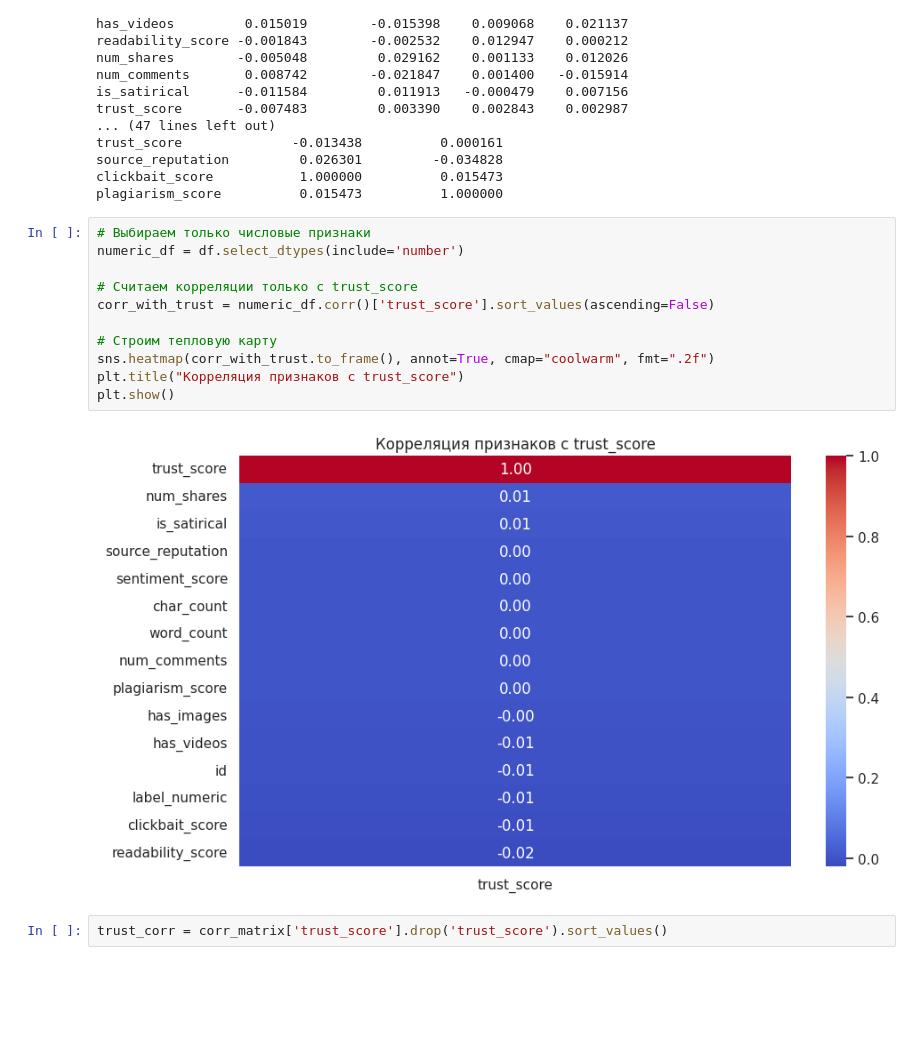
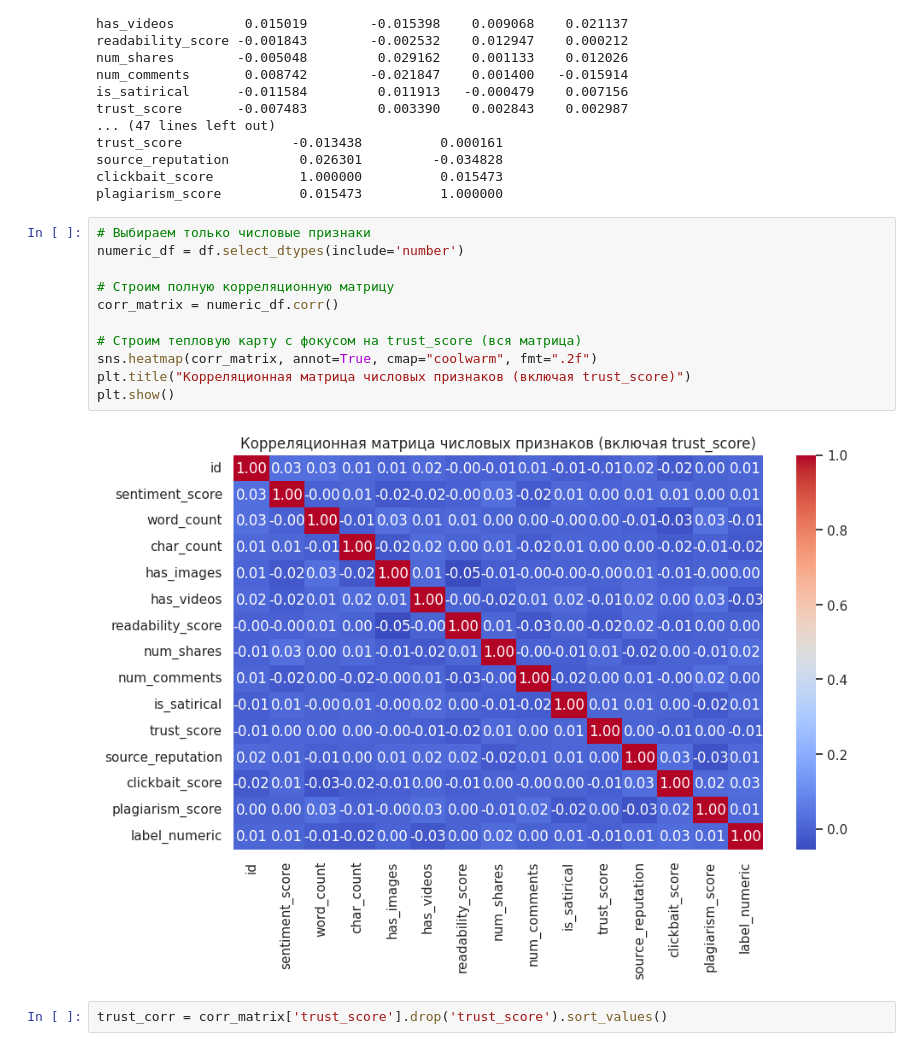
Before and after one commit to daradanci/MMO_2025, a Jupyter notebook: notes/LR1_MMO.ipynb, the cells around one changed output. Saved outputs shown, nothing was run; the diff lists cells and outputs as text; blank space fills up the shorter version.

```diff
--- a/notes/LR1_MMO.ipynb
+++ b/notes/LR1_MMO.ipynb
@@ -233,16 +233,16 @@ plagiarism_score          0.015473          1.000000
 # %%
 # Выбираем только числовые признаки
 numeric_df = df.select_dtypes(include='number')
 
-# Считаем корреляции только с trust_score
-corr_with_trust = numeric_df.corr()['trust_score'].sort_values(ascending=False)
+# Строим полную корреляционную матрицу
+corr_matrix = numeric_df.corr()
 
-# Строим тепловую карту
-sns.heatmap(corr_with_trust.to_frame(), annot=True, cmap="coolwarm", fmt=".2f")
-plt.title("Корреляция признаков с trust_score")
+# Строим тепловую карту с фокусом на trust_score (вся матрица)
+sns.heatmap(corr_matrix, annot=True, cmap="coolwarm", fmt=".2f")
+plt.title("Корреляционная матрица числовых признаков (включая trust_score)")
 plt.show()
 # %% [output]
-[figure, old version]
+[figure, new version]
 # %%
 trust_corr = corr_matrix['trust_score'].drop('trust_score').sort_values()
 # %%
```
